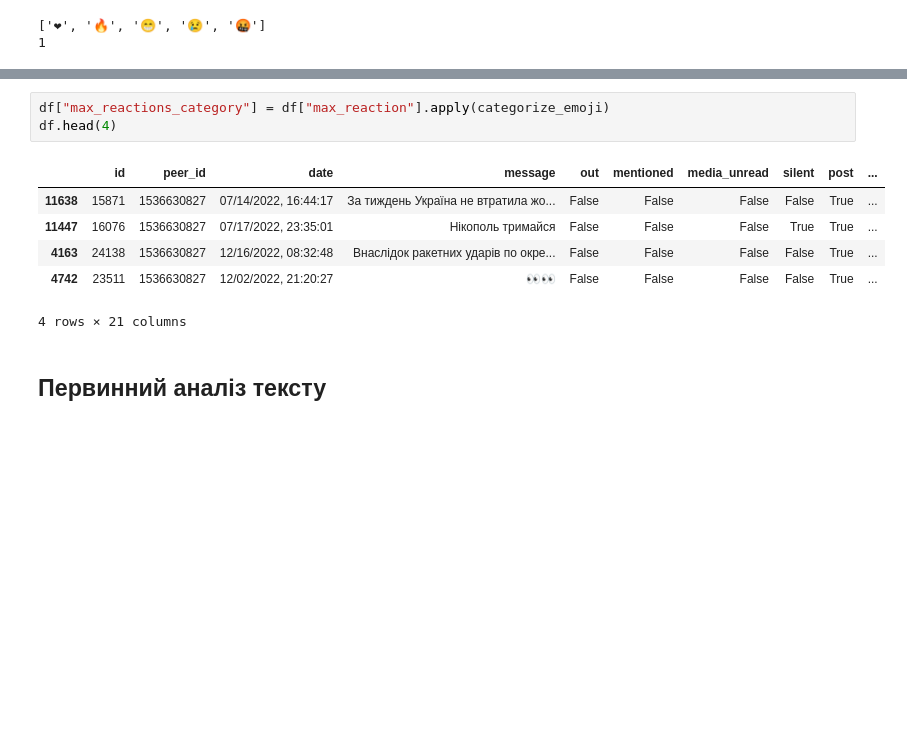
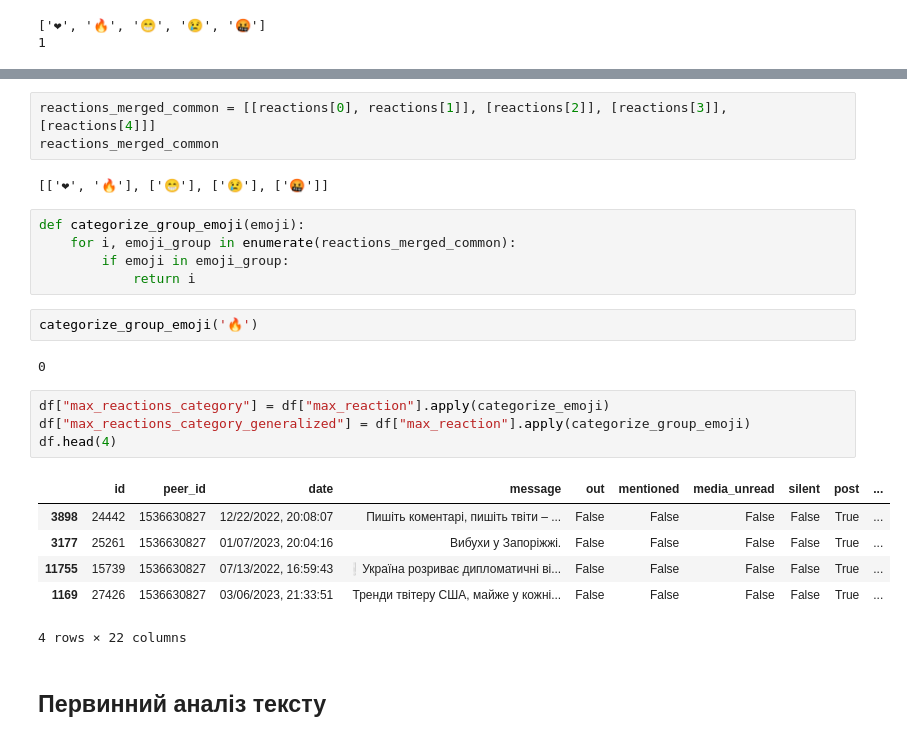
Before and after one commit to vegura/master_degree_work, a Jupyter notebook: Master degree work.ipynb, the cells around one changed output, grey strips where cells are left out. Drawn from its saved outputs; the diff is of its cells as text; blank space fills up the shorter version.

```diff
--- a/Master degree work.ipynb
+++ b/Master degree work.ipynb
@@ -356,13 +362,28 @@ print(categorize_emoji("🔥"))
+# %%
+reactions_merged_common = [[reactions[0], reactions[1]], [reactions[2]], [reactions[3]], [reactions[4]]]
+reactions_merged_common
+# %% [output]
+[['❤', '🔥'], ['😁'], ['😢'], ['🤬']]
+# %%
+def categorize_group_emoji(emoji):
+    for i, emoji_group in enumerate(reactions_merged_common):
+        if emoji in emoji_group:
+            return i
+# %%
+categorize_group_emoji('🔥')
+# %% [output]
+0
 # %%
 df["max_reactions_category"] = df["max_reaction"].apply(categorize_emoji)
+df["max_reactions_category_generalized"] = df["max_reaction"].apply(categorize_group_emoji)
 df.head(4)
 # %% [output]
 |  | id | peer_id | date | message | out | mentioned | media_unread | silent | post | ... |
-| 11638 | 15871 | 1536630827 | 07/14/2022, 16:44:17 | За тиждень Україна не втратила жо... | False | False | False | False | True | ... |
-| 11447 | 16076 | 1536630827 | 07/17/2022, 23:35:01 | Нікополь тримайся | False | False | False | True | True | ... |
-| 4163 | 24138 | 1536630827 | 12/16/2022, 08:32:48 | Внаслідок ракетних ударів по окре... | False | False | False | False | True | ... |
-| 4742 | 23511 | 1536630827 | 12/02/2022, 21:20:27 | 👀👀 | False | False | False | False | True | ... |
+| 3898 | 24442 | 1536630827 | 12/22/2022, 20:08:07 | Пишіть коментарі, пишіть твіти – ... | False | False | False | False | True | ... |
+| 3177 | 25261 | 1536630827 | 01/07/2023, 20:04:16 | Вибухи у Запоріжжі. | False | False | False | False | True | ... |
+| 11755 | 15739 | 1536630827 | 07/13/2022, 16:59:43 | ❕Україна розриває дипломатичні ві... | False | False | False | False | True | ... |
+| 1169 | 27426 | 1536630827 | 03/06/2023, 21:33:51 | Тренди твітеру США, майже у кожні... | False | False | False | False | True | ... |
-4 rows × 21 columns
+4 rows × 22 columns
 # %% [markdown]
 ## Первинний аналіз тексту
 # %%
```
Also changed, not shown: parts of 159 cells of this notebook.
